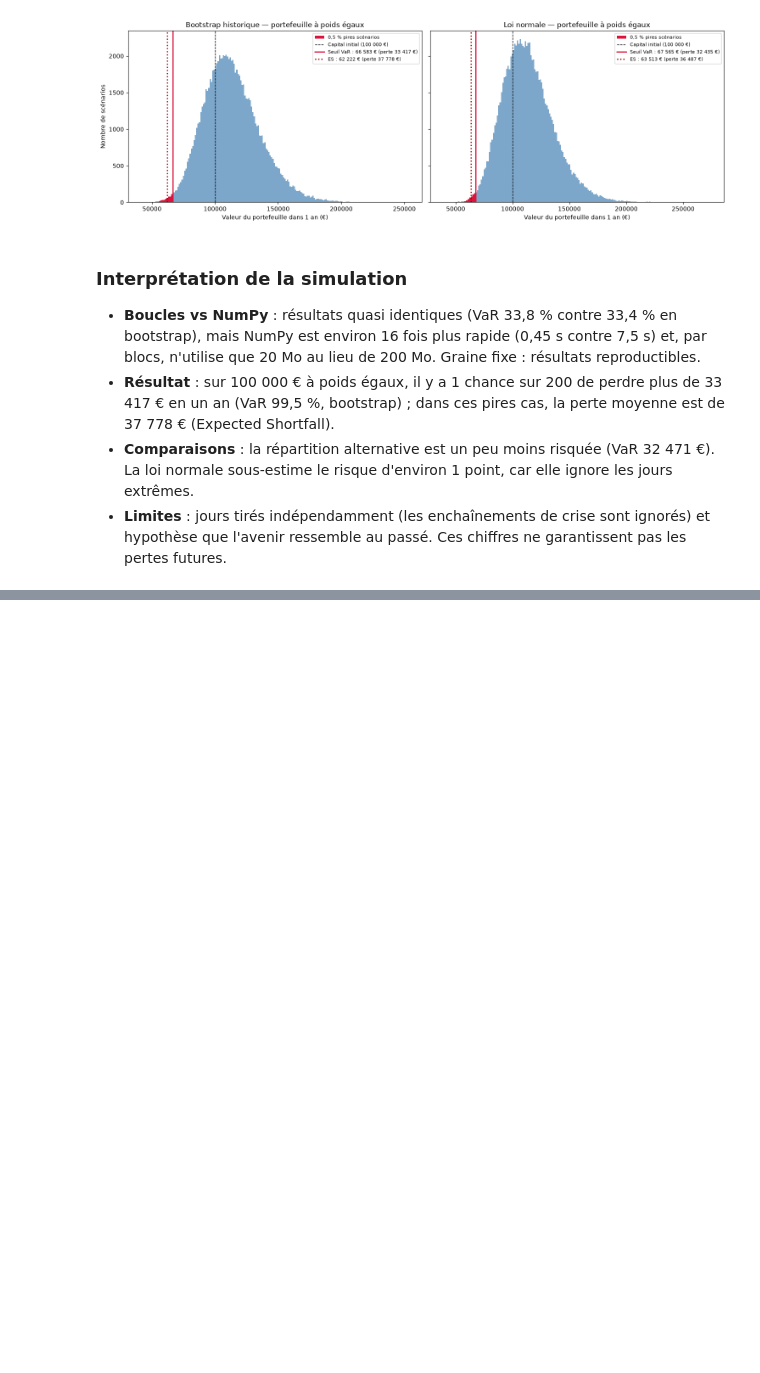
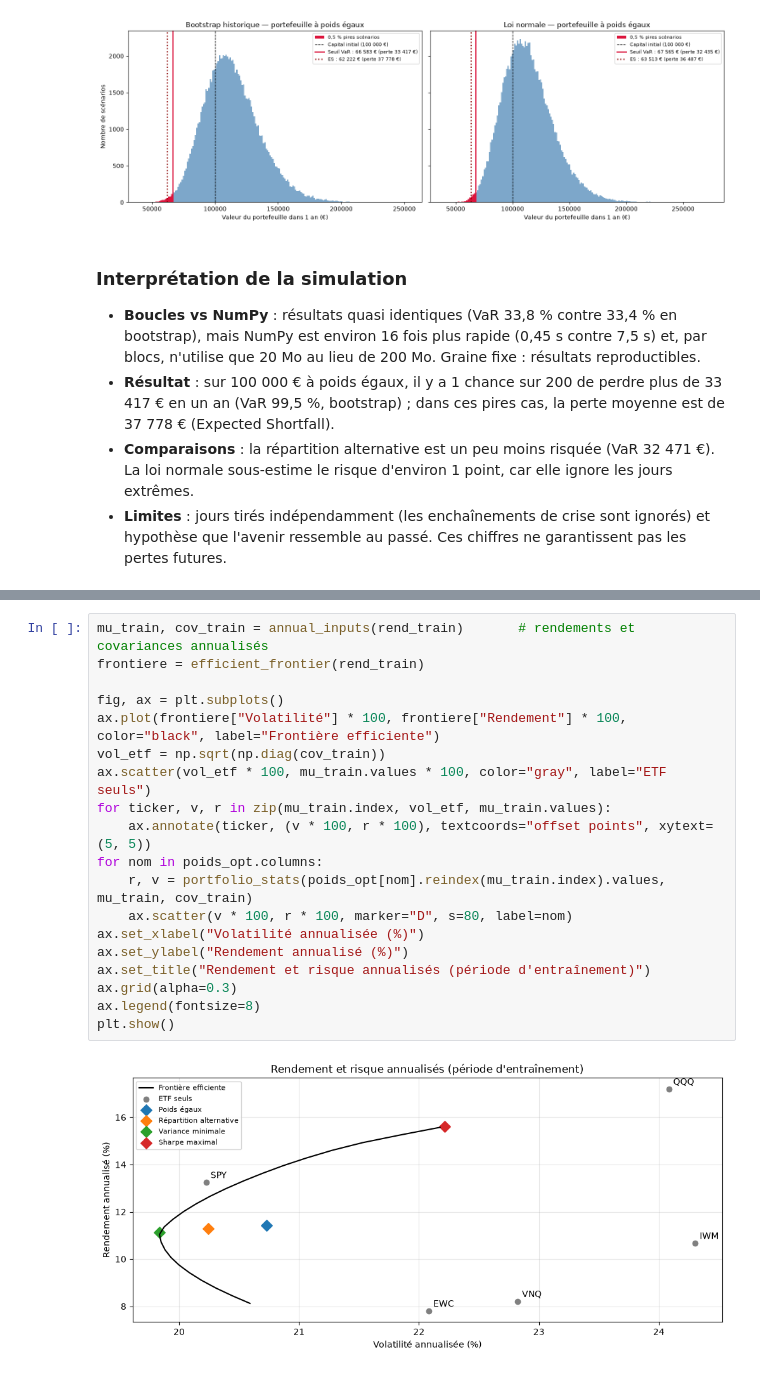
Before and after one commit to Lcharmille13/projet-final-python-portefeuille-multi-actifs-var-amerique-nord, a Jupyter notebook: notebooks/analyse_portefeuille.ipynb, the cells around one changed output, grey strips where cells are left out. Drawn from its saved outputs; the diff is of its cells as text; blank space fills up the shorter version.

```diff
--- a/notebooks/analyse_portefeuille.ipynb
+++ b/notebooks/analyse_portefeuille.ipynb
@@ -457,0 +544,21 @@ plt.show()
+# %%
+mu_train, cov_train = annual_inputs(rend_train)       # rendements et covariances annualisés
+frontiere = efficient_frontier(rend_train)
+
+fig, ax = plt.subplots()
+ax.plot(frontiere["Volatilité"] * 100, frontiere["Rendement"] * 100, color="black", label="Frontière efficiente")
+vol_etf = np.sqrt(np.diag(cov_train))
+ax.scatter(vol_etf * 100, mu_train.values * 100, color="gray", label="ETF seuls")
+for ticker, v, r in zip(mu_train.index, vol_etf, mu_train.values):
+    ax.annotate(ticker, (v * 100, r * 100), textcoords="offset points", xytext=(5, 5))
+for nom in poids_opt.columns:
+    r, v = portfolio_stats(poids_opt[nom].reindex(mu_train.index).values, mu_train, cov_train)
+    ax.scatter(v * 100, r * 100, marker="D", s=80, label=nom)
+ax.set_xlabel("Volatilité annualisée (%)")
+ax.set_ylabel("Rendement annualisé (%)")
+ax.set_title("Rendement et risque annualisés (période d'entraînement)")
+ax.grid(alpha=0.3)
+ax.legend(fontsize=8)
+plt.show()
+# %% [output]
+[figure, added]
```
Also changed, not shown: parts of 15 cells of this notebook.
